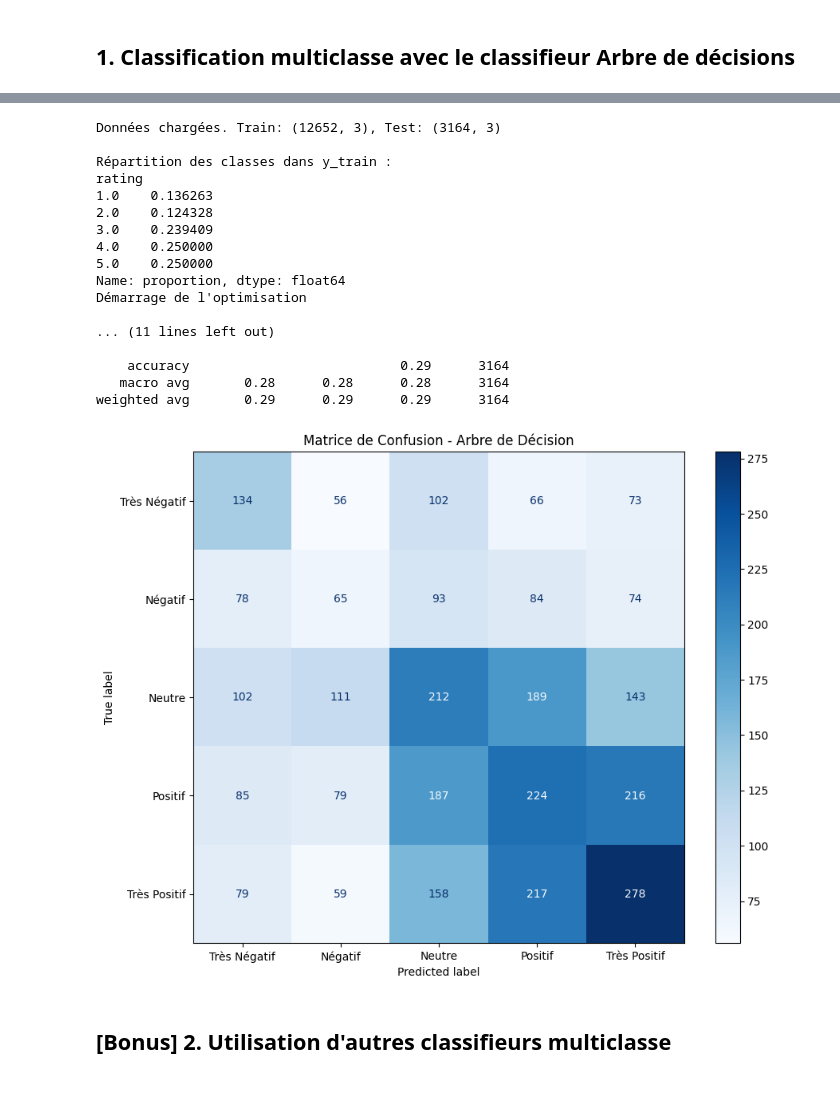
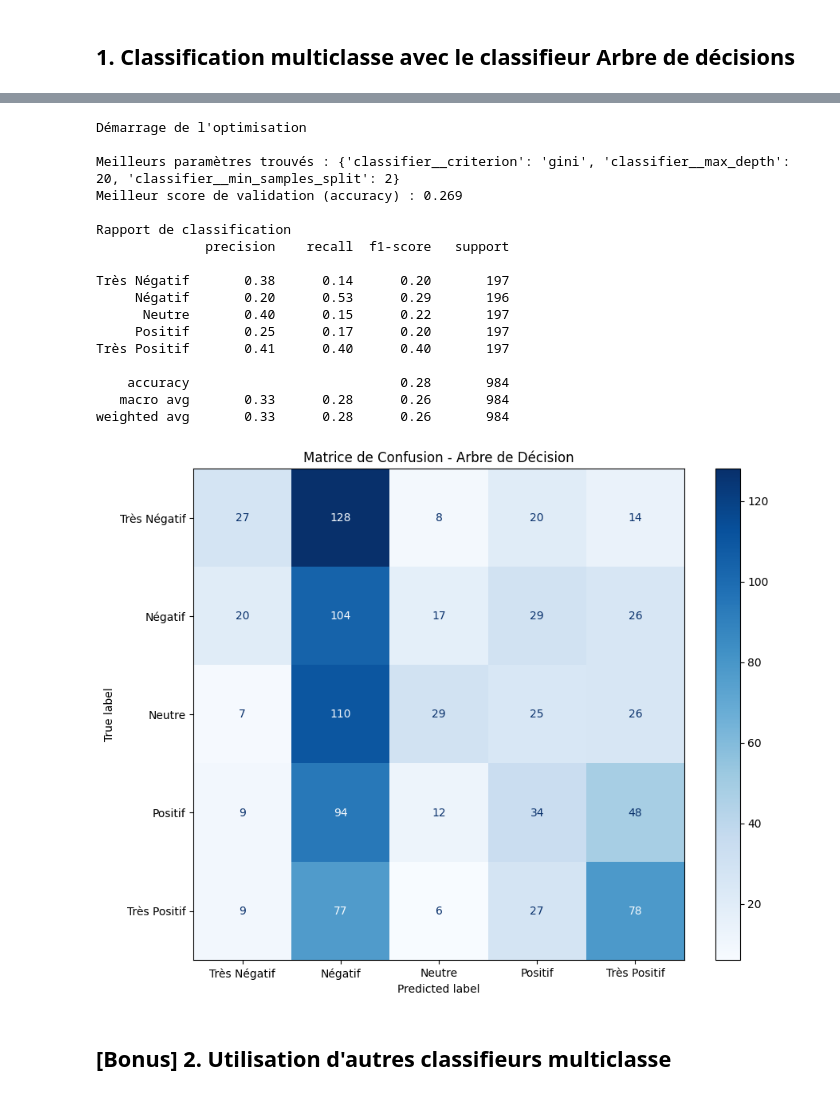
Before and after one commit to Rikvalix/NLP_customers_reviews, a Jupyter notebook: notebook-3_classification-multiclasse.ipynb, the cells around one changed output, grey strips where cells are left out. Saved outputs shown, nothing was run; the diff lists cells and outputs as text; code cells hidden in the pictures.

```diff
--- a/notebook-3_classification-multiclasse.ipynb
+++ b/notebook-3_classification-multiclasse.ipynb
@@ -33,2 +34,8 @@ from imblearn.over_sampling import RandomOverSampler
 # %% [markdown]
 ## 1. Classification multiclasse avec le classifieur Arbre de décisions
+# %%
+# Le fichier a été téléchargé sur https://huggingface.co/datasets/debojit01/fake-review-dataset/tree/main
+fake_review_df = pd.read_csv("data/fake_reviews.csv")
+
+# Affichage des headers
+fake_review_df.columns.values.tolist()
@@ -35,20 +184,4 @@ from imblearn.over_sampling import RandomOverSampler
 # %%
-try:
-    X_train = pd.read_csv("data/train_test/x_train.csv", index_col=0)
-    y_train = pd.read_csv("data/train_test/y_train.csv", index_col=0).squeeze() # squeeze pour en faire une Série
-    X_test = pd.read_csv("data/train_test/x_test.csv", index_col=0)
-    y_test = pd.read_csv("data/train_test/y_test.csv", index_col=0).squeeze()
-
-    print(f"Données chargées. Train: {X_train.shape}, Test: {X_test.shape}")
-
-    # Vérification du déséquilibre des classes
-    print("\nRépartition des classes dans y_train :")
-    print(y_train.value_counts(normalize=True).sort_index())
-
-except FileNotFoundError:
-    print("Fichiers non trouvés")
-
-
 classes_noms = ['Très Négatif', 'Négatif', 'Neutre', 'Positif', 'Très Positif']
 
 # ------------------------------------ Classifieur Arbre de décisions -----------------------------------
@@ -65,7 +198,6 @@ preprocessor = ColumnTransformer(
 # Gestion du déséquilibre
 pipeline_dt = ImbPipeline([
     ('preprocessor', preprocessor),
-    ('sampler', RandomOverSampler(random_state=42)),
     ('classifier', DecisionTreeClassifier(random_state=42))
 ])
 
@@ -79,48 +211,48 @@ param_grid_dt = {
 # Recherche des meilleurs hyperparamètres
 print("Démarrage de l'optimisation")
 grid_dt = GridSearchCV(pipeline_dt, param_grid_dt, cv=3, scoring='accuracy', n_jobs=-1)
 grid_dt.fit(X_train, y_train)
 
 print(f"\nMeilleurs paramètres trouvés : {grid_dt.best_params_}")
 print(f"Meilleur score de validation (accuracy) : {grid_dt.best_score_:.3f}")
 
 # Évaluation sur le jeu de test avec le meilleur modèle
 best_dt_model = grid_dt.best_estimator_
 predictions_dt = best_dt_model.predict(X_test)
 
 print("\nRapport de classification")
 print(classification_report(y_test, predictions_dt, target_names=classes_noms))
 
 # Matrice de confusion
 fig, ax = plt.subplots(figsize=(10, 8))
 ConfusionMatrixDisplay.from_predictions(
     y_test,
     predictions_dt,
     display_labels=classes_noms,
     cmap='Blues',
     ax=ax
 )
 plt.title("Matrice de Confusion - Arbre de Décision")
 plt.show()
 # %% [output]
-Données chargées. Train: (12652, 3), Test: (3164, 3)
-
-Répartition des classes dans y_train :
-rating
-1.0    0.136263
-2.0    0.124328
-3.0    0.239409
-4.0    0.250000
-5.0    0.250000
-Name: proportion, dtype: float64
 Démarrage de l'optimisation
 
-... (11 lines left out)
+Meilleurs paramètres trouvés : {'classifier__criterion': 'gini', 'classifier__max_depth': 20, 'classifier__min_samples_split': 2}
+Meilleur score de validation (accuracy) : 0.269
 
-    accuracy                           0.29      3164
-   macro avg       0.28      0.28      0.28      3164
-weighted avg       0.29      0.29      0.29      3164
+Rapport de classification
+              precision    recall  f1-score   support
+
+Très Négatif       0.38      0.14      0.20       197
+     Négatif       0.20      0.53      0.29       196
+      Neutre       0.40      0.15      0.22       197
+     Positif       0.25      0.17      0.20       197
+Très Positif       0.41      0.40      0.40       197
+
+    accuracy                           0.28       984
+   macro avg       0.33      0.28      0.26       984
+weighted avg       0.33      0.28      0.26       984
-[figure, old version]
+[figure, new version]
 # %% [markdown]
 ## [Bonus] 2. Utilisation d'autres classifieurs multiclasse
 # %%
```
Also changed, not shown: parts of 8 cells of this notebook, 2 other files.
